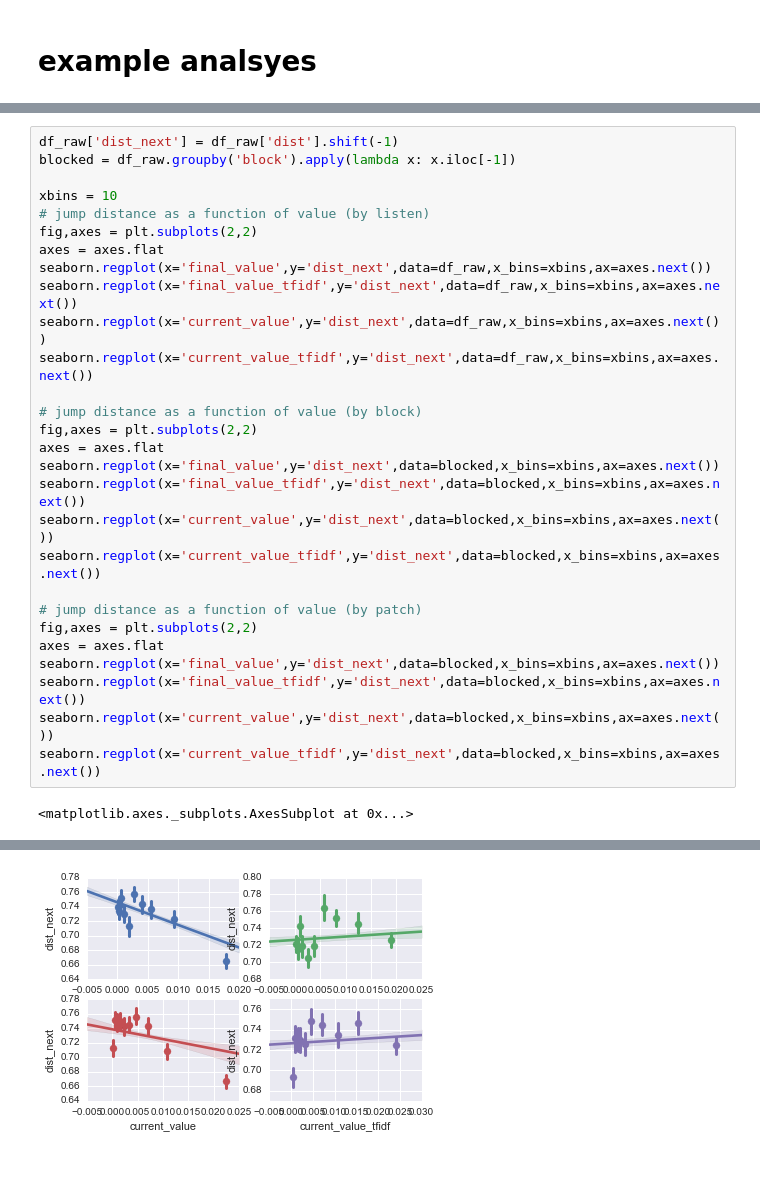
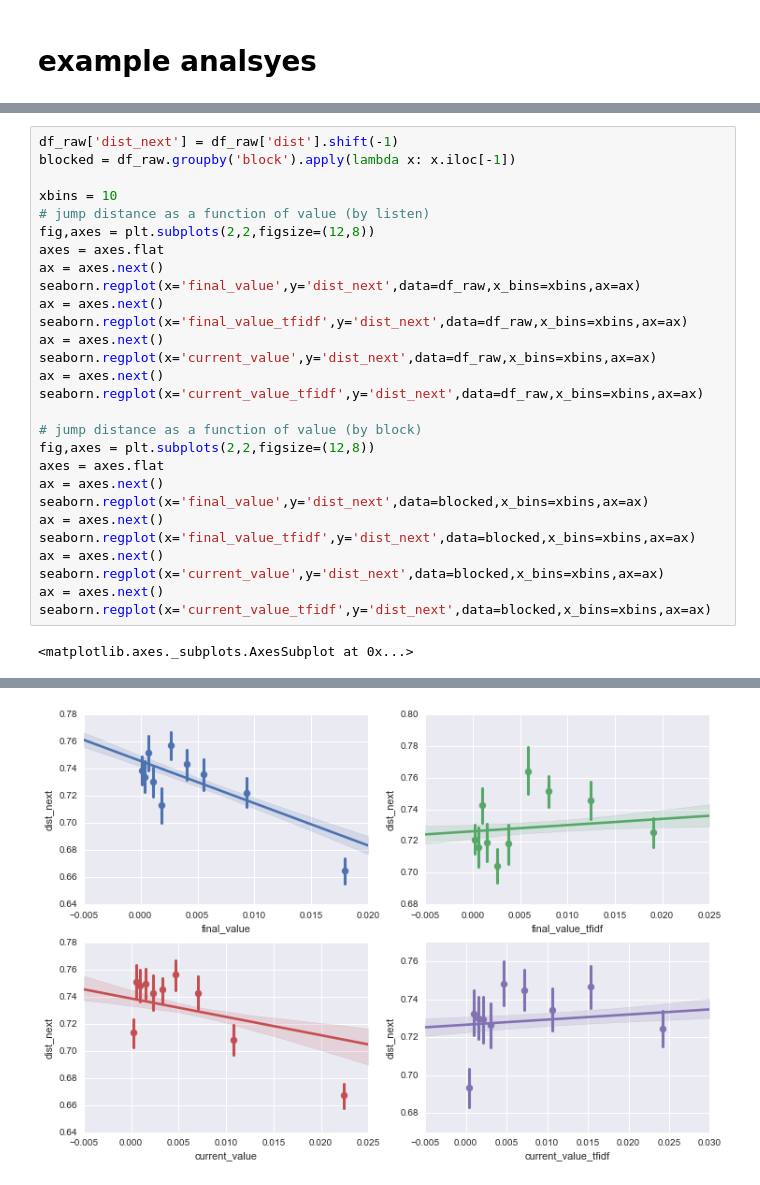
Before and after one commit to jlorince/MusicForaging, a Jupyter notebook: notebooks/explore-exploit.ipynb, the cells around one changed output, grey strips where cells are left out. Cells and saved outputs as stored; diff of their text form.

```diff
--- a/notebooks/explore-exploit.ipynb
+++ b/notebooks/explore-exploit.ipynb
@@ -126,27 +164,27 @@ blocked = df_raw.groupby('block').apply(lambda x: x.iloc[-1])
 
 xbins = 10
 # jump distance as a function of value (by listen)
-fig,axes = plt.subplots(2,2)
+fig,axes = plt.subplots(2,2,figsize=(12,8))
 axes = axes.flat
-seaborn.regplot(x='final_value',y='dist_next',data=df_raw,x_bins=xbins,ax=axes.next())
-seaborn.regplot(x='final_value_tfidf',y='dist_next',data=df_raw,x_bins=xbins,ax=axes.next())
-seaborn.regplot(x='current_value',y='dist_next',data=df_raw,x_bins=xbins,ax=axes.next())
-seaborn.regplot(x='current_value_tfidf',y='dist_next',data=df_raw,x_bins=xbins,ax=axes.next())
+ax = axes.next()
+seaborn.regplot(x='final_value',y='dist_next',data=df_raw,x_bins=xbins,ax=ax)
+ax = axes.next()
+seaborn.regplot(x='final_value_tfidf',y='dist_next',data=df_raw,x_bins=xbins,ax=ax)
+ax = axes.next()
+seaborn.regplot(x='current_value',y='dist_next',data=df_raw,x_bins=xbins,ax=ax)
+ax = axes.next()
+seaborn.regplot(x='current_value_tfidf',y='dist_next',data=df_raw,x_bins=xbins,ax=ax)
 
 # jump distance as a function of value (by block)
-fig,axes = plt.subplots(2,2)
+fig,axes = plt.subplots(2,2,figsize=(12,8))
 axes = axes.flat
-seaborn.regplot(x='final_value',y='dist_next',data=blocked,x_bins=xbins,ax=axes.next())
-seaborn.regplot(x='final_value_tfidf',y='dist_next',data=blocked,x_bins=xbins,ax=axes.next())
-seaborn.regplot(x='current_value',y='dist_next',data=blocked,x_bins=xbins,ax=axes.next())
-seaborn.regplot(x='current_value_tfidf',y='dist_next',data=blocked,x_bins=xbins,ax=axes.next())
-
-# jump distance as a function of value (by patch)
-fig,axes = plt.subplots(2,2)
-axes = axes.flat
-seaborn.regplot(x='final_value',y='dist_next',data=blocked,x_bins=xbins,ax=axes.next())
-seaborn.regplot(x='final_value_tfidf',y='dist_next',data=blocked,x_bins=xbins,ax=axes.next())
-seaborn.regplot(x='current_value',y='dist_next',data=blocked,x_bins=xbins,ax=axes.next())
-seaborn.regplot(x='current_value_tfidf',y='dist_next',data=blocked,x_bins=xbins,ax=axes.next())
+ax = axes.next()
+seaborn.regplot(x='final_value',y='dist_next',data=blocked,x_bins=xbins,ax=ax)
+ax = axes.next()
+seaborn.regplot(x='final_value_tfidf',y='dist_next',data=blocked,x_bins=xbins,ax=ax)
+ax = axes.next()
+seaborn.regplot(x='current_value',y='dist_next',data=blocked,x_bins=xbins,ax=ax)
+ax = axes.next()
+seaborn.regplot(x='current_value_tfidf',y='dist_next',data=blocked,x_bins=xbins,ax=ax)
 # %% [output]
 <matplotlib.axes._subplots.AxesSubplot at 0x...>
@@ -154 +192 @@ seaborn.regplot(x='current_value_tfidf',y='dist_next',data=blocked,x_bins=xbins,
-[figure, old version]
+[figure, new version]
```
Also changed, not shown: parts of 5 cells of this notebook, 1 other file.
